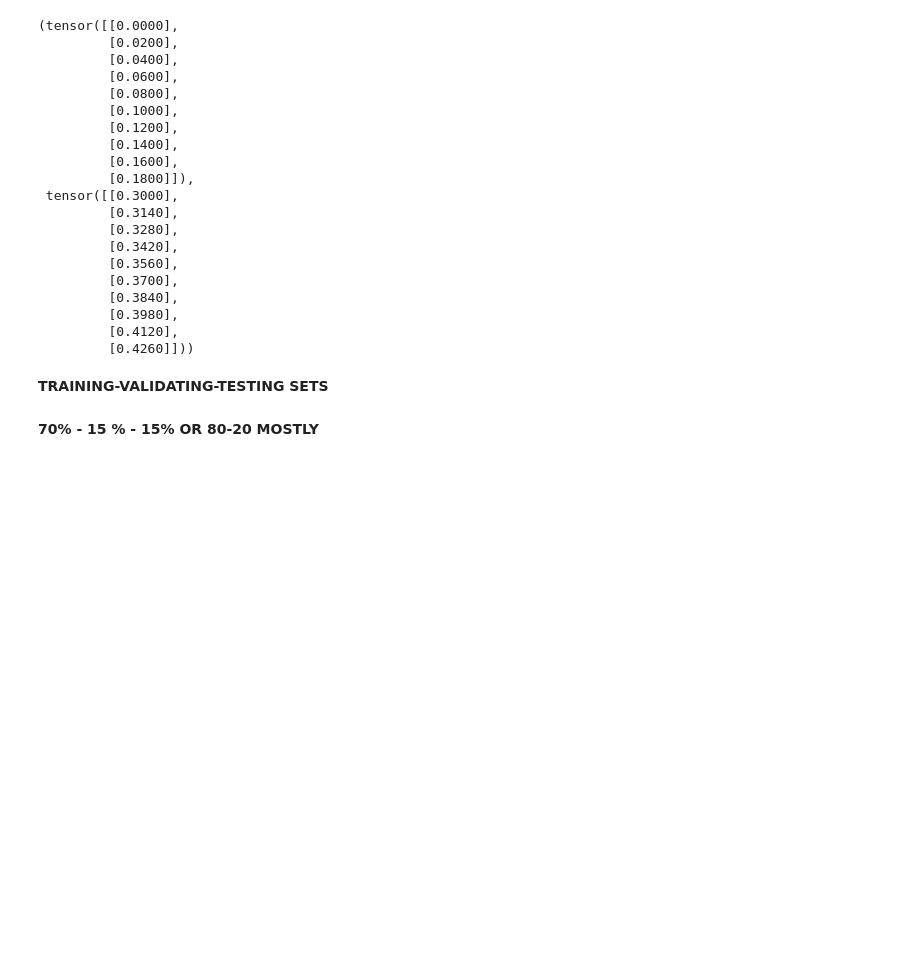
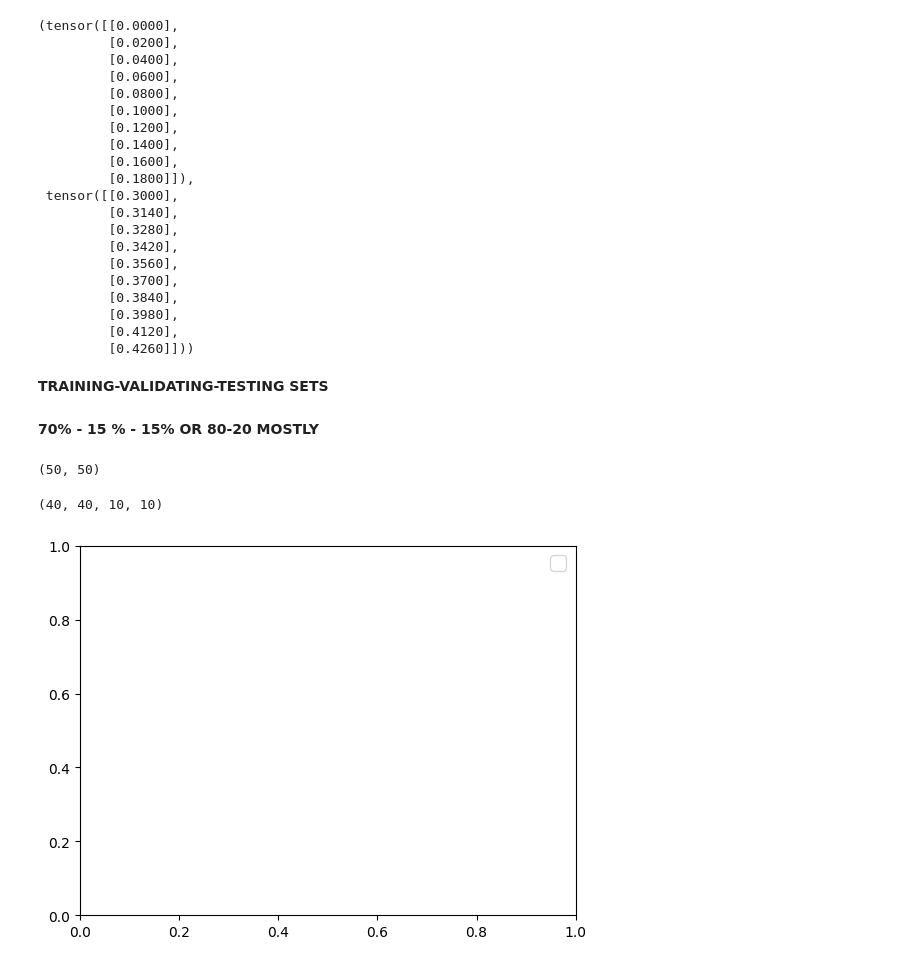
Before and after one commit to spyrosgaroufalis/TorchTest, a Jupyter notebook: Torch.ipynb, the cells around one changed output. Drawn from its saved outputs; the diff is of its cells as text; code cells hidden in the pictures; blank space fills up the shorter version.

```diff
--- a/Torch.ipynb
+++ b/Torch.ipynb
@@ -419,3 +419,43 @@ X[:10], y[:10]
 **TRAINING-VALIDATING-TESTING SETS**
 # %% [markdown]
 **70% - 15 % - 15% OR 80-20 MOSTLY**
+# %%
+len(X), len(y)
+# %% [output]
+(50, 50)
+# %%
+# creating training, test split
+train_split = int(0.8*len(X)) # this is 40 (80% of lenX which is 50)
+X_train, y_train = X[:train_split], y[:train_split]
+X_test, y_test = X[train_split:], y[train_split:]
+
+len(X_train), len(y_train), len(X_test), len(y_test)
+# %% [output]
+(40, 40, 10, 10)
+# %%
+# X_train, y_train
+
+# how to visualise it?
+# simple function plots train data and test data and compares predictions
+def plot_predictions(train_data=X_train,
+                     train_labels=y_train,
+                     test_data=X_test,
+                     test_labels=y_test,
+                     predictions=None):
+
+  plt.figure(figsize=(10,7))
+
+  # plot training data in blue
+  plt.scatter(train_data, train_labels, c="b", s=4, label="Training data")
+
+  # plot test data in green
+  plt.scatter(test_data, test_labels, c="g", s=4, label= "Testing data")
+
+  # if predictions?
+  if predictions is not None:
+            # PLOT them
+            plt.scatter(test_data, predictions, c="r", s=4, label="Predictions")
+
+plt.legend(prop={"size": 14});
+# %% [output]
+[figure, added]
```
Also changed, not shown: parts of 7 cells of this notebook.
